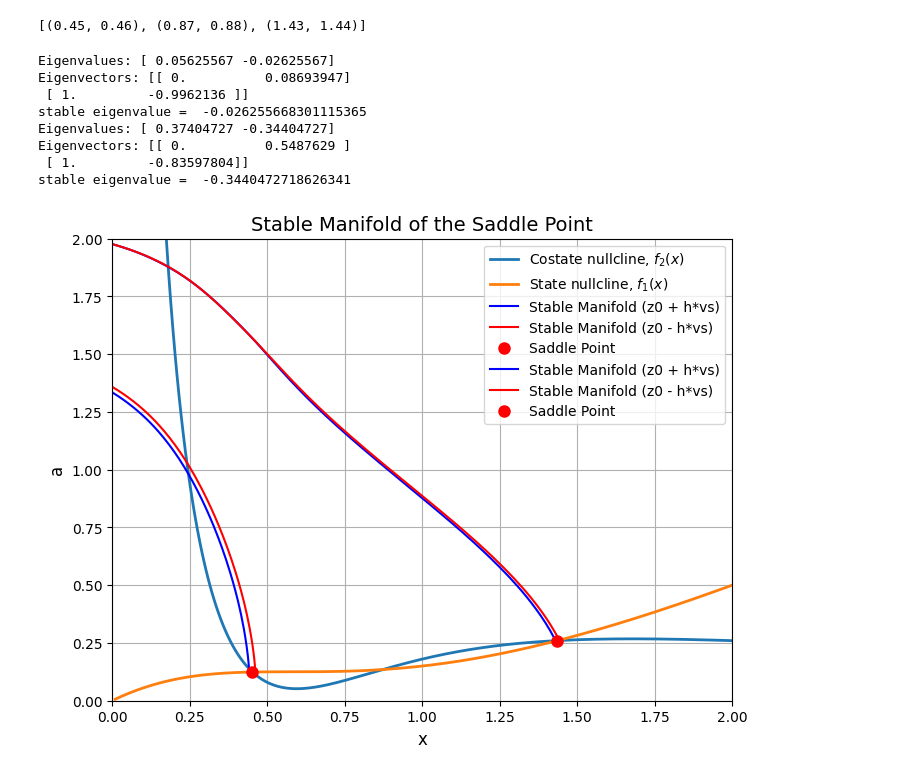
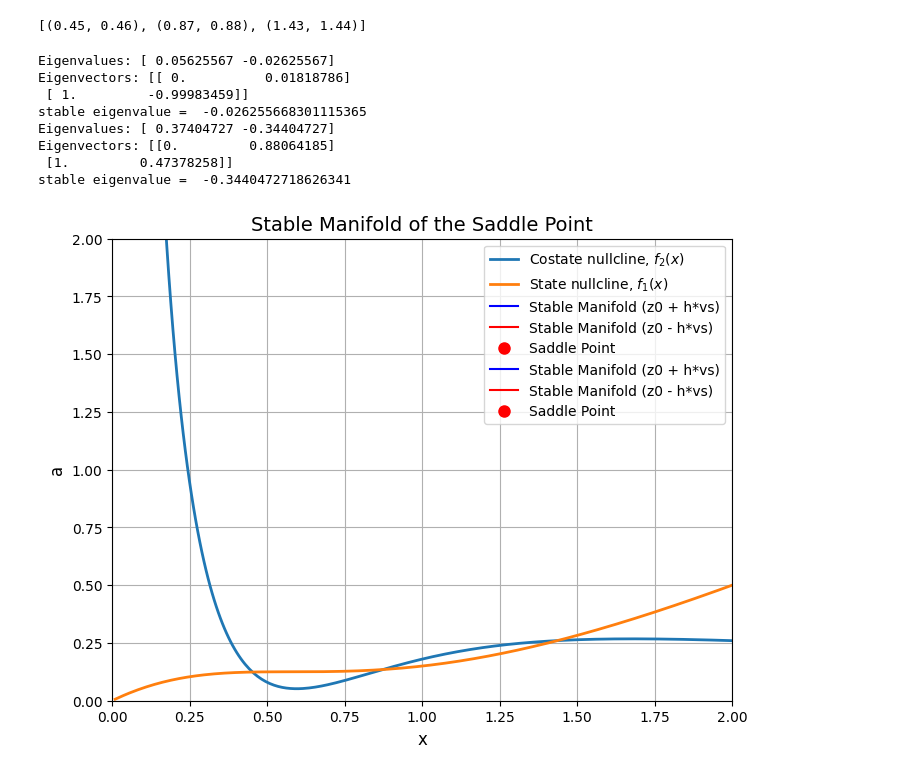
Before and after one commit to imaanb/CED2_A3, a Jupyter notebook: a3.ipynb, the cells around one changed output. Drawn from its saved outputs; the diff is of its cells as text; code cells hidden in the pictures.

```diff
--- a/a3.ipynb
+++ b/a3.ipynb
@@ -115,7 +115,7 @@ ss2_x = 1.436961466047747
 ss2_a = 0.2603043162259756
 
 
-saddles = [(ss1_x, ss1_a) ,(ss2_x, ss2_a)]
+saddles = [(ss1_x, -1/ss1_a) ,(ss2_x, -1/ss2_a)]
 # Plot the stable manifold
 fig, ax = plt.subplots(figsize=(8, 6))
 
@@ -134,41 +134,40 @@ for saddle in saddles:
     # Stable eigenvector (corresponding to the negative eigenvalue)
     stable_idx = np.argmin(np.abs(values))  # Find the negative eigenvalue
     print("stable eigenvalue = ", values[stable_idx])
     stable_eigenvector = vectors[:, stable_idx]
     stable_eigenvector /= np.linalg.norm(stable_eigenvector)  # Normalize to unit length
 
     # Perturb the saddle point along the stable eigenvector
     h = 0.01
-    z0_plus = np.array([saddle[1], saddle[0]]) + h * stable_eigenvector
-    z0_minus = np.array([saddle[1], saddle[0]]) - h * stable_eigenvector
-
+    z0_plus = np.array([saddle[1]+ h * stable_eigenvector[1], saddle[0] ])
+    z0_minus = np.array([saddle[1]- h * stable_eigenvector[1], saddle[0]])
     # Integrate backwards in time
-    t_span = (10, 0)  # Integrating backwards (from t=10 to t=0)
-    sol_plus = solve_ivp(system, t_span, z0_plus, method='RK45', t_eval=np.linspace(10, 0, 1000), args=(b, c, p))
-    sol_minus = solve_ivp(system, t_span, z0_minus, method='RK45', t_eval=np.linspace(10, 0, 1000), args=(b, c, p))
+    t_span = ( 0, 10 )  # Integrating backwards (from t=10 to t=0)
+    sol_plus = solve_ivp(system, t_span, z0_plus, method='RK45', t_eval=np.linspace(0, 10, 1000), args=(b, c, p))
+    sol_minus = solve_ivp(system, t_span, z0_minus, method='RK45', t_eval=np.linspace(0, 10, 1000), args=(b, c, p))
 
 
     ax.plot(sol_plus.y[1], sol_plus.y[0], 'b-', label='Stable Manifold (z0 + h*vs)')
     ax.plot(sol_minus.y[1], sol_minus.y[0], 'r-', label='Stable Manifold (z0 - h*vs)')
     ax.plot(saddle[0], saddle[1], 'ro', markersize=8, label='Saddle Point')
 
 
 
 ax.set_xlabel('x', fontsize=12)
 ax.set_ylabel('a', fontsize=12)
 ax.set_title('Stable Manifold of the Saddle Point', fontsize=14)
 ax.grid(True)
 ax.set_xlim(0, 2)
 ax.set_ylim(0, 2)
 ax.legend(fontsize=10)
 plt.show()
 # %% [output]
 Eigenvalues: [ 0.05625567 -0.02625567]
-Eigenvectors: [[ 0.          0.08693947]
- [ 1.         -0.9962136 ]]
+Eigenvectors: [[ 0.          0.01818786]
+ [ 1.         -0.99983459]]
 stable eigenvalue =  -0.026255668301115365
 Eigenvalues: [ 0.37404727 -0.34404727]
-Eigenvectors: [[ 0.          0.5487629 ]
- [ 1.         -0.83597804]]
+Eigenvectors: [[0.         0.88064185]
+ [1.         0.47378258]]
 stable eigenvalue =  -0.3440472718626341
-[figure, old version]
+[figure, new version]
```
Also changed, not shown: 3 other files.
